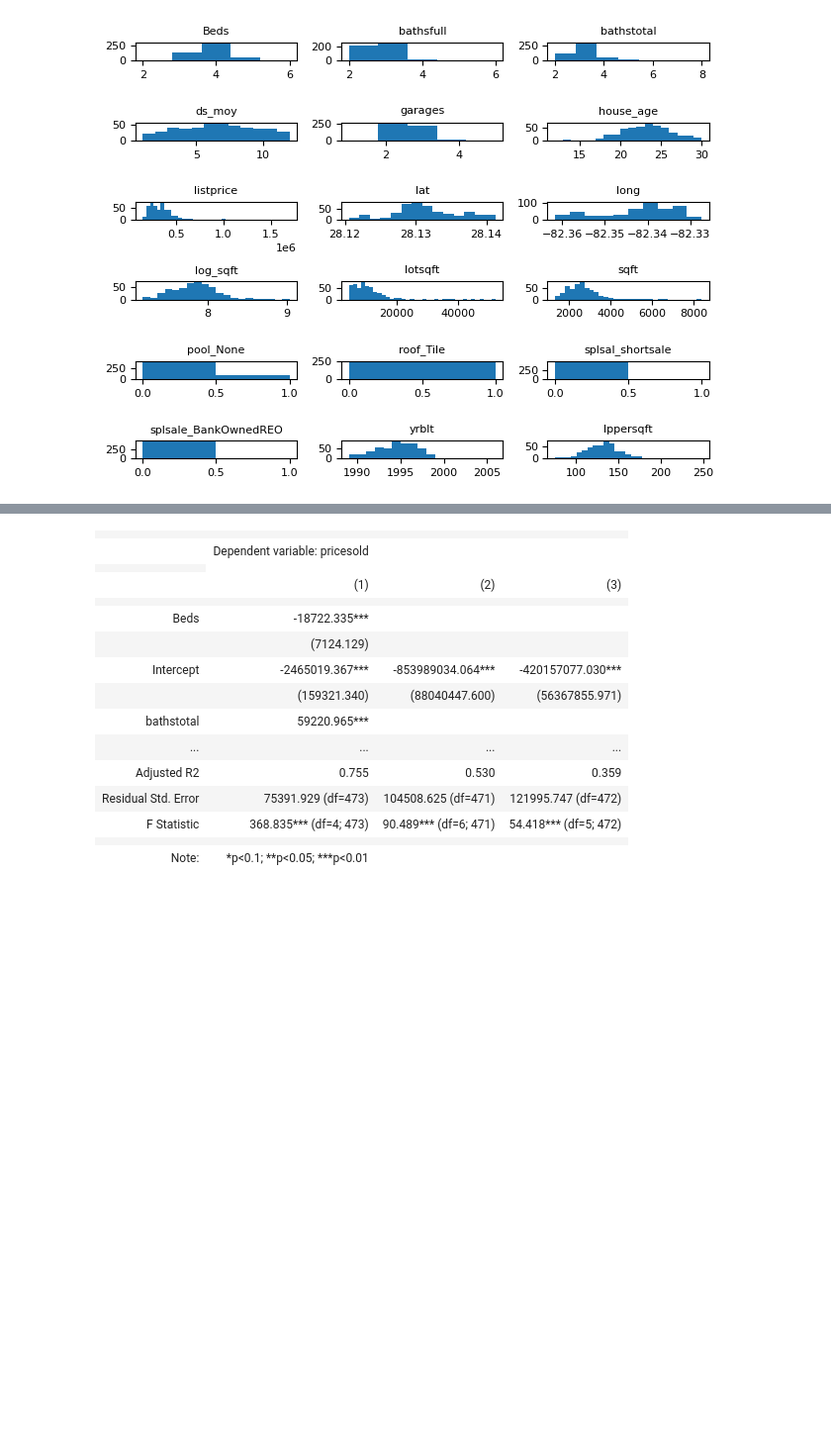
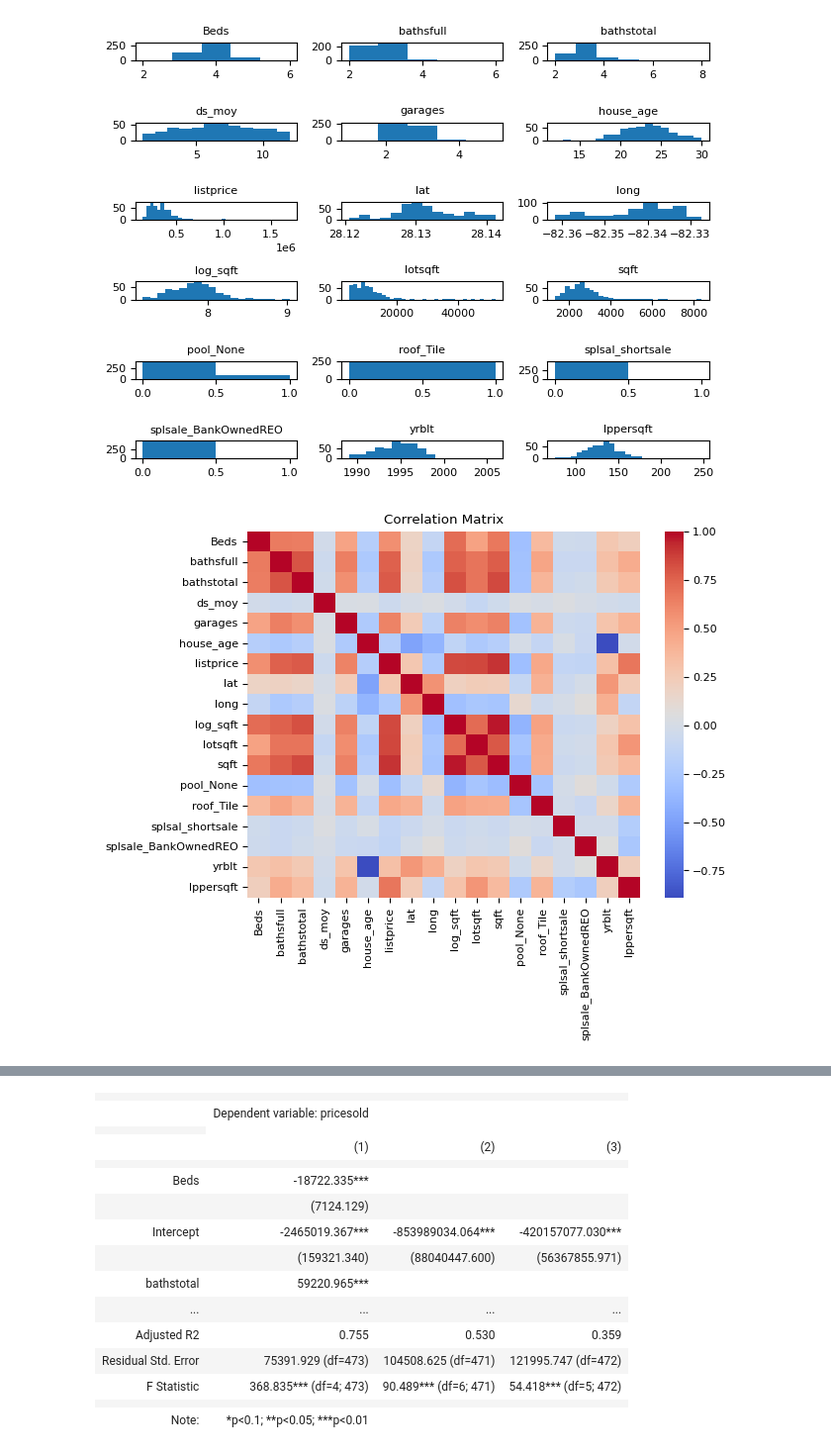
Before and after one commit to bombTechCoder/huntersGreen, a Jupyter notebook: scripts/predictSales.ipynb, the cells around one changed output, grey strips where cells are left out. Shown at 99% size. Saved outputs shown, nothing was run; the diff lists cells and outputs as text; code cells hidden in the pictures; blank space fills up the shorter version.

Commit message:
correlation matrix

```diff
--- a/scripts/predictSales.ipynb
+++ b/scripts/predictSales.ipynb
@@ -127,6 +127,15 @@ fig.tight_layout()
 plt.show()
 # %% [output]
 [figure]
+# %%
+df_corr = df[['Beds', 'bathsfull', 'bathstotal', 'ds_moy', 'garages', 'house_age',
+      'listprice', 'lat', 'long', 'log_sqft', 'lotsqft', 'sqft',
+      'pool_None', 'roof_Tile', 'splsal_shortsale', 'splsale_BankOwnedREO', 'yrblt', 'lppersqft']]
+sns.heatmap(df_corr.corr(), cmap='coolwarm')
+plt.title('Correlation Matrix')
+plt.show()
+# %% [output]
+[figure, added]
 # %%
 model1 = smf.ols(formula='pricesold ~ Beds + bathstotal + log_sqft + splsale_BankOwnedREO', data=df).fit()
 
```
Also changed, not shown: parts of 6 cells of this notebook.
